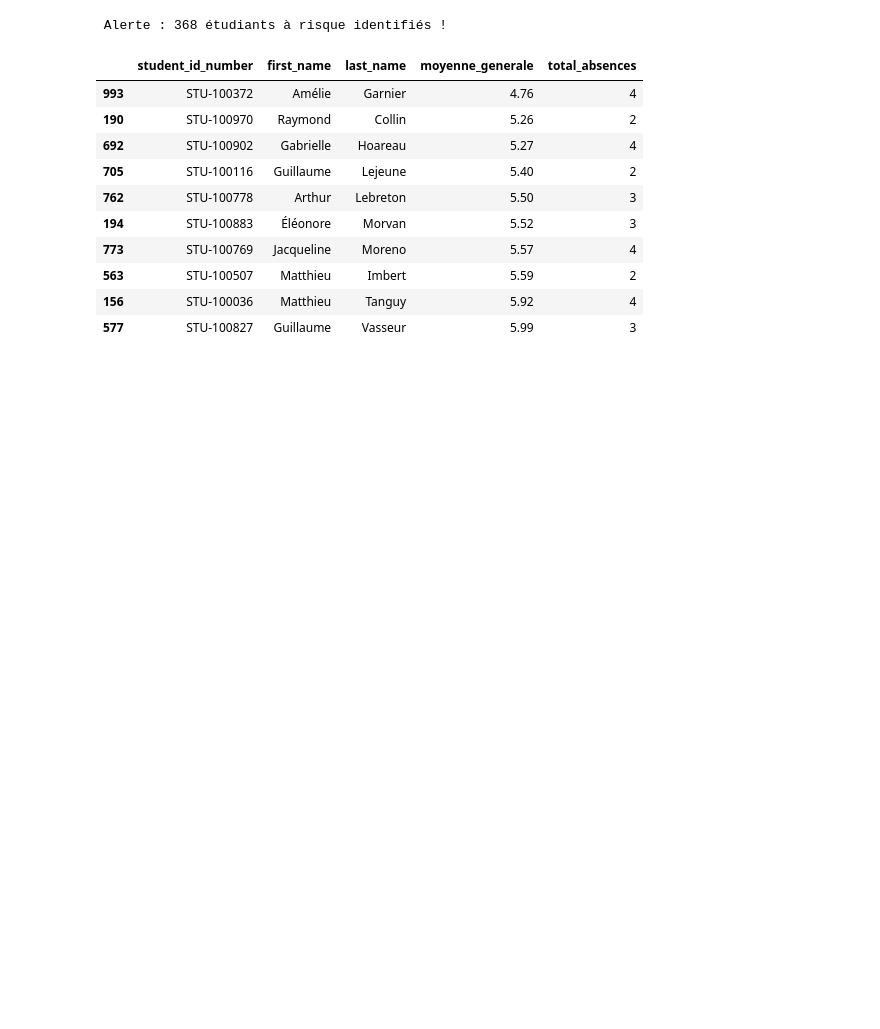
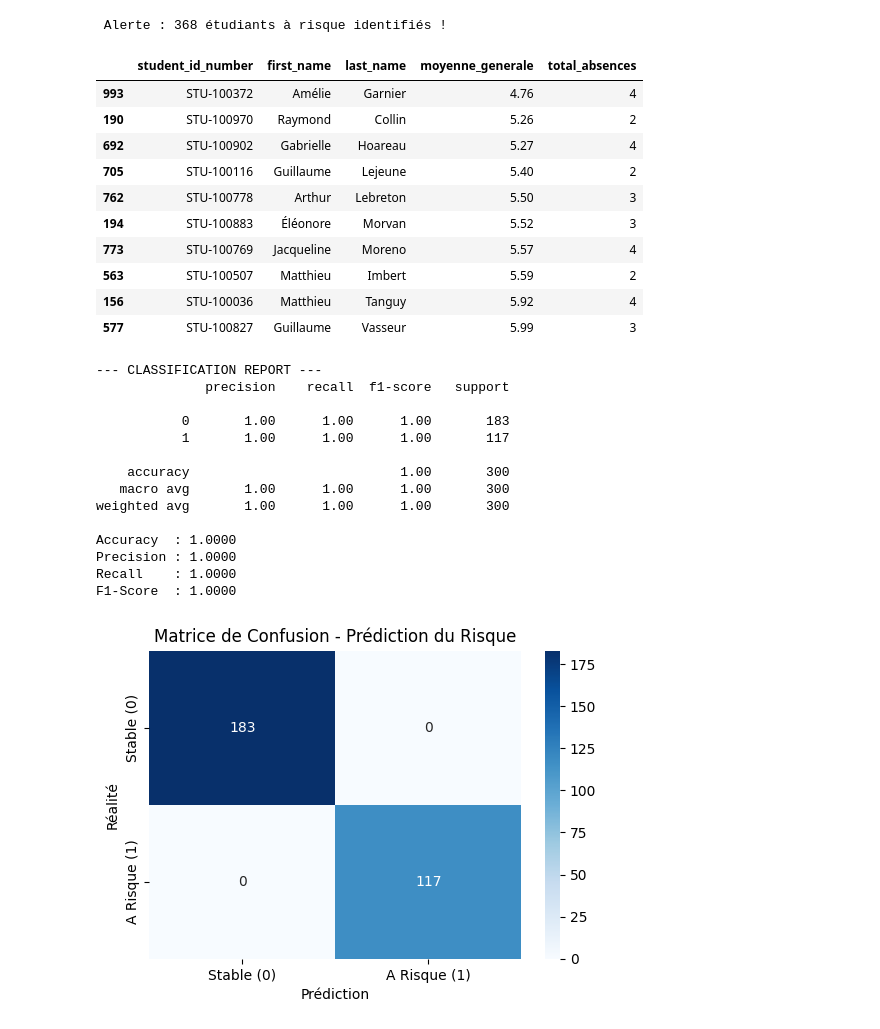
Before and after one commit to Ahmed-elmarrouni/Ynov-Specialization-Project, a Jupyter notebook: notebooks/01_EDA_and_Data_Cleaning.ipynb, the cells around one changed output. Drawn from its saved outputs; the diff is of its cells as text; code cells hidden in the pictures; blank space fills up the shorter version.

```diff
--- a/notebooks/01_EDA_and_Data_Cleaning.ipynb
+++ b/notebooks/01_EDA_and_Data_Cleaning.ipynb
@@ -110,3 +110,78 @@ display(etudiants_a_risque.sort_values(by='moyenne_generale').head(10))
 | 563 | STU-100507 | Matthieu | Imbert | 5.59 | 2 |
 | 156 | STU-100036 | Matthieu | Tanguy | 5.92 | 4 |
 | 577 | STU-100827 | Guillaume | Vasseur | 5.99 | 3 |
+# %%
+# --- EVALUATION DU MODÈLE PRÉDICTIF (BONUS A) ---
+import pandas as pd
+import seaborn as sns
+import matplotlib.pyplot as plt
+from sqlalchemy import create_engine
+import os
+from dotenv import load_dotenv
+
+from sklearn.model_selection import train_test_split
+from sklearn.ensemble import RandomForestClassifier
+from sklearn.preprocessing import StandardScaler
+from sklearn.metrics import accuracy_score, precision_score, recall_score, f1_score, confusion_matrix, classification_report
+
+load_dotenv(dotenv_path="../backend/.env")
+engine = create_engine(os.getenv("DATABASE_URL"))
+
+query = """
+SELECT
+    s.id as student_id,
+    AVG(g.score) as avg_grade,
+    SUM(CASE WHEN g.is_absent THEN 1 ELSE 0 END) as total_absences
+FROM students s
+JOIN grades g ON s.id = g.student_id
+GROUP BY s.id;
+"""
+df_ml = pd.read_sql(query, engine).fillna(0)
+
+df_ml['is_at_risk'] = (df_ml['avg_grade'] < 10.0).astype(int)
+
+X = df_ml[['avg_grade', 'total_absences']]
+y = df_ml['is_at_risk']
+
+X_train, X_test, y_train, y_test = train_test_split(X, y, test_size=0.3, random_state=42)
+
+scaler = StandardScaler()
+X_train_scaled = scaler.fit_transform(X_train)
+X_test_scaled = scaler.transform(X_test)
+
+model = RandomForestClassifier(n_estimators=100, random_state=42)
+model.fit(X_train_scaled, y_train)
+
+y_pred = model.predict(X_test_scaled)
+
+print("--- CLASSIFICATION REPORT ---")
+print(classification_report(y_test, y_pred))
+
+print(f"Accuracy  : {accuracy_score(y_test, y_pred):.4f}")
+print(f"Precision : {precision_score(y_test, y_pred, zero_division=0):.4f}")
+print(f"Recall    : {recall_score(y_test, y_pred, zero_division=0):.4f}")
+print(f"F1-Score  : {f1_score(y_test, y_pred, zero_division=0):.4f}")
+
+cm = confusion_matrix(y_test, y_pred)
+plt.figure(figsize=(6, 4))
+sns.heatmap(cm, annot=True, fmt='d', cmap='Blues', xticklabels=['Stable (0)', 'A Risque (1)'], yticklabels=['Stable (0)', 'A Risque (1)'])
+plt.title('Matrice de Confusion - Prédiction du Risque')
+plt.xlabel('Prédiction')
+plt.ylabel('Réalité')
+plt.show()
+# %% [output]
+--- CLASSIFICATION REPORT ---
+              precision    recall  f1-score   support
+
+           0       1.00      1.00      1.00       183
+           1       1.00      1.00      1.00       117
+
+    accuracy                           1.00       300
+   macro avg       1.00      1.00      1.00       300
+weighted avg       1.00      1.00      1.00       300
+
+Accuracy  : 1.0000
+Precision : 1.0000
+Recall    : 1.0000
+F1-Score  : 1.0000
+[figure, added]
```
Also changed, not shown: 17 other files.
